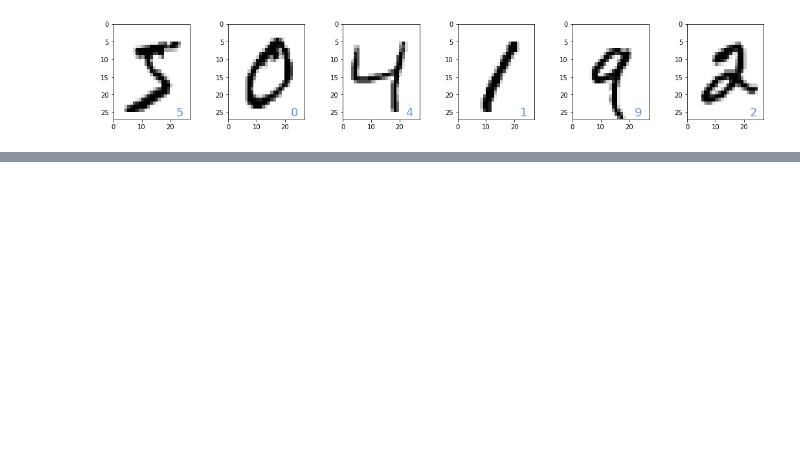
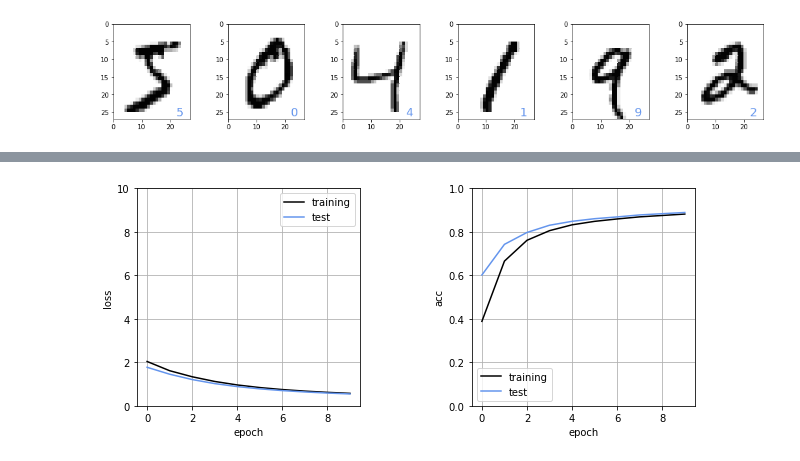
Before and after one commit to TakutoMotomura/atarashii_kikai_gakusyuu_kyoukasyo, a Jupyter notebook: chapter8.ipynb, the cells around one changed output, grey strips where cells are left out. Cells and saved outputs as stored; diff of their text form; code cells hidden in the pictures; blank space fills up the shorter version.

```diff
--- a/chapter8.ipynb
+++ b/chapter8.ipynb
@@ -77,0 +78,24 @@ Computation time:4.223 sec
+# %%
+plt.figure(1,figsize=(10,4))
+plt.subplots_adjust(wspace=0.5)
+
+plt.subplot(1,2,1)
+plt.plot(history.history['loss'],label='training',color='black')
+plt.plot(history.history['val_loss'],label='test',color='cornflowerblue')
+plt.ylim(0,10)
+plt.legend()
+plt.grid()
+plt.xlabel('epoch')
+plt.ylabel('loss')
+
+plt.subplot(1,2,2)
+plt.plot(history.history['accuracy'],label='training',color='black')
+plt.plot(history.history['val_accuracy'],label='test',color='cornflowerblue')
+plt.ylim(0,1)
+plt.legend()
+plt.grid()
+plt.xlabel('epoch')
+plt.ylabel('acc')
+plt.show()
+# %% [output]
+[figure, added]
```
Also changed, not shown: parts of 1 cell of this notebook.
